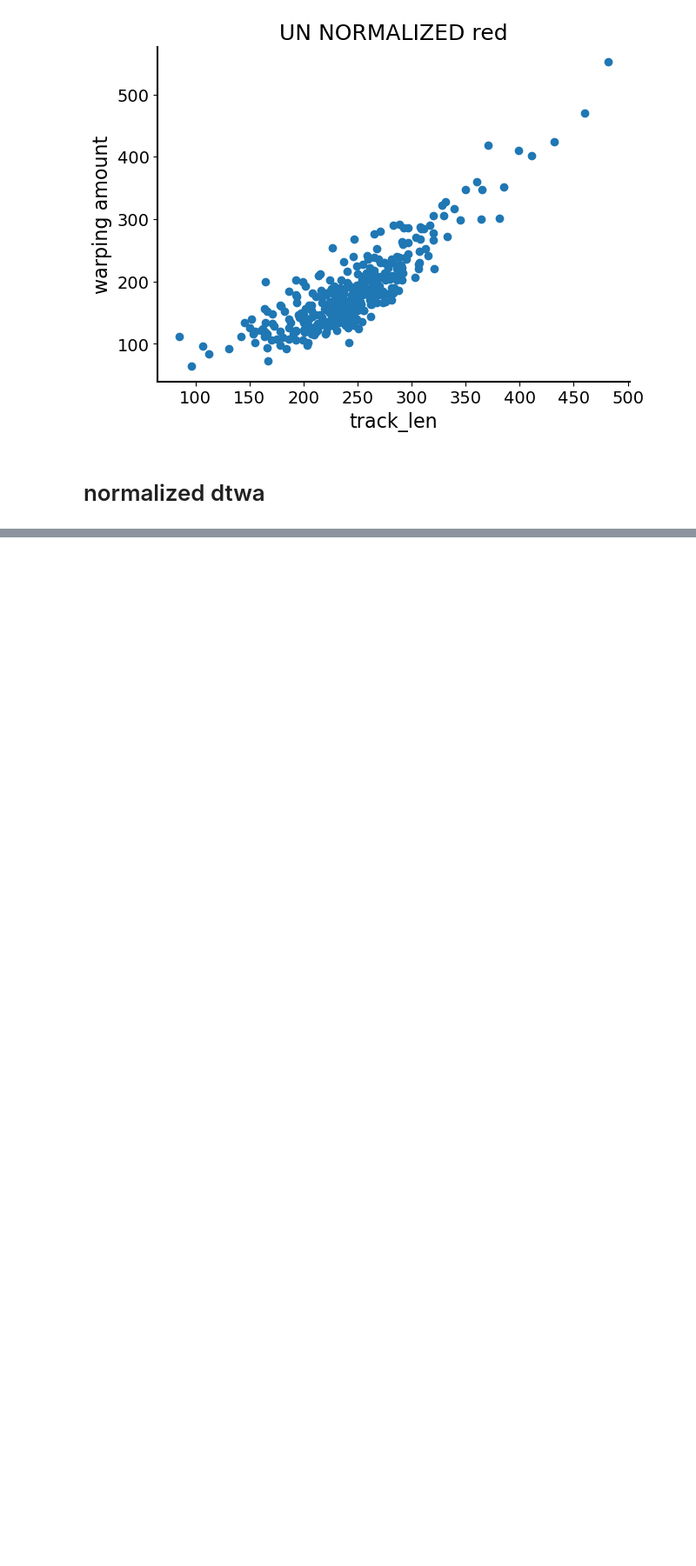
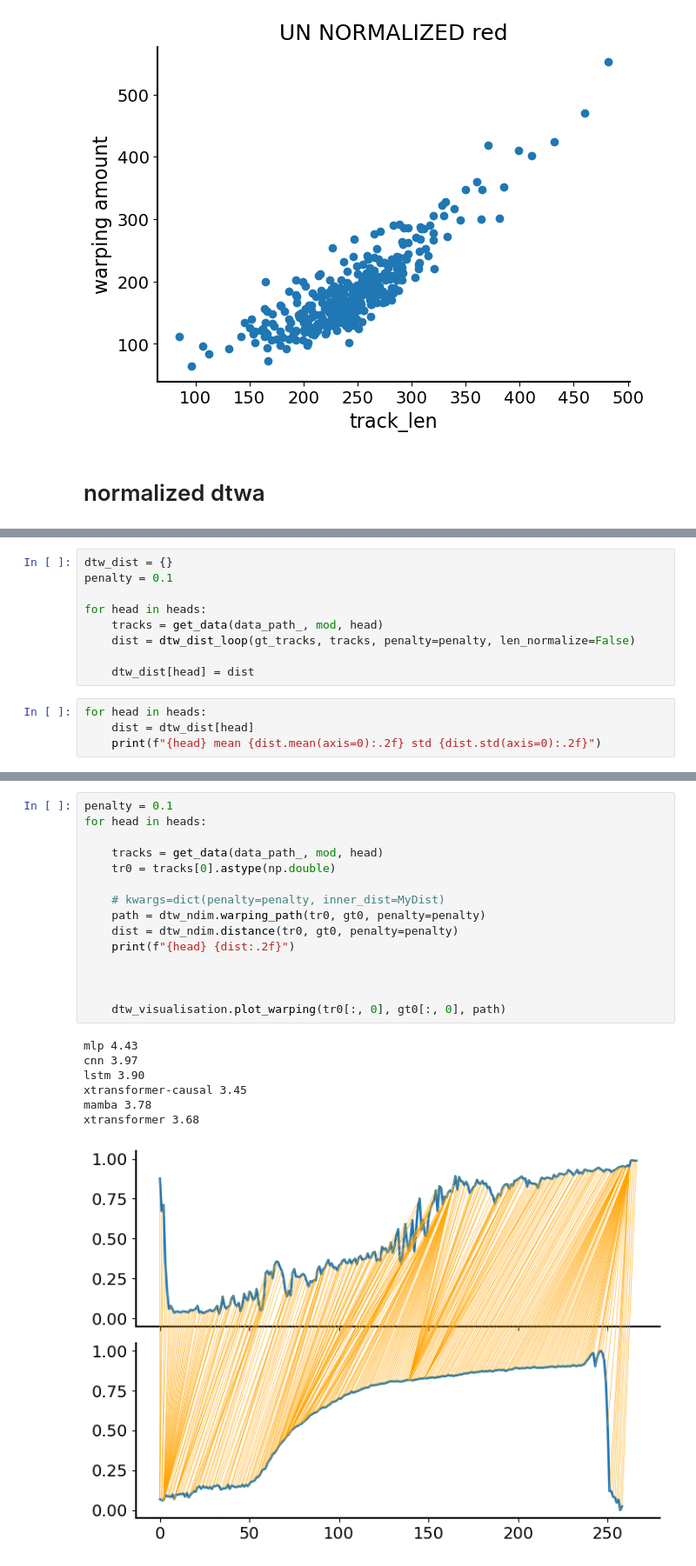
Before and after one commit to louisleger/cell-cycle, a Jupyter notebook: nb_result_analysis/dtw_distance.ipynb, the cells around one changed output, grey strips where cells are left out. Shown at 87% size. Cells and saved outputs as stored; diff of their text form; blank space fills up the shorter version.

```diff
--- a/nb_result_analysis/dtw_distance.ipynb
+++ b/nb_result_analysis/dtw_distance.ipynb
@@ -176,0 +222,13 @@ Text(0, 0.5, 'DTWa metric')
+# %%
+dtw_dist = {}
+penalty = 0.1
+
+for head in heads:
+    tracks = get_data(data_path_, mod, head)
+    dist = dtw_dist_loop(gt_tracks, tracks, penalty=penalty, len_normalize=False)
+
+    dtw_dist[head] = dist
+# %%
+for head in heads:
+    dist = dtw_dist[head]
+    print(f"{head} mean {dist.mean(axis=0):.2f} std {dist.std(axis=0):.2f}")
@@ -176,0 +242,23 @@ Text(0, 0.5, 'DTWa metric')
+# %%
+penalty = 0.1
+for head in heads:
+
+    tracks = get_data(data_path_, mod, head)
+    tr0 = tracks[0].astype(np.double)
+
+    # kwargs=dict(penalty=penalty, inner_dist=MyDist)
+    path = dtw_ndim.warping_path(tr0, gt0, penalty=penalty)
+    dist = dtw_ndim.distance(tr0, gt0, penalty=penalty)
+    print(f"{head} {dist:.2f}")
+
+
+
+    dtw_visualisation.plot_warping(tr0[:, 0], gt0[:, 0], path)
+# %% [output]
+mlp 4.43
+cnn 3.97
+lstm 3.90
+xtransformer-causal 3.45
+mamba 3.78
+xtransformer 3.68
+[figure, added]
```
Also changed, not shown: parts of 16 cells of this notebook, 2 other files.
